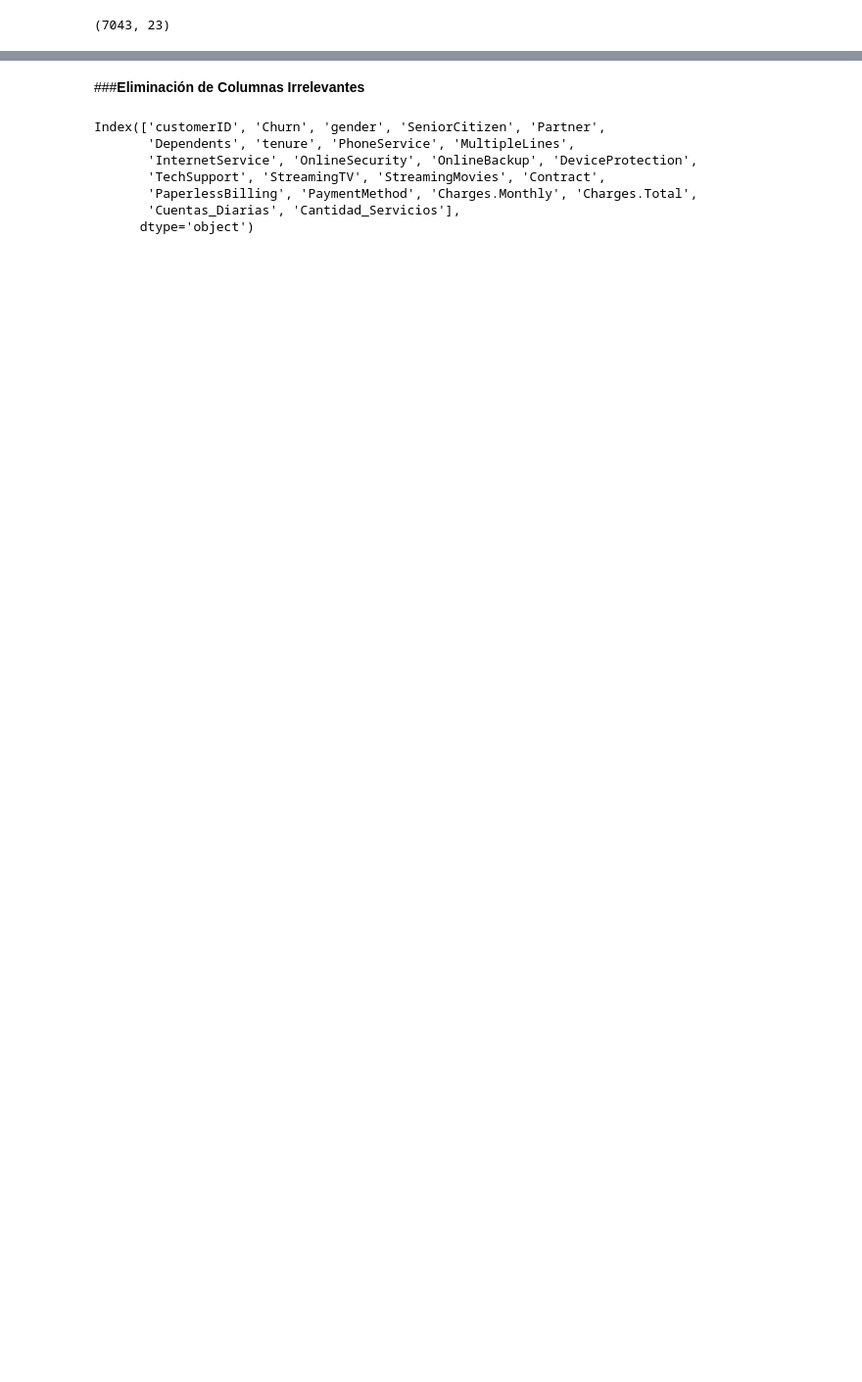
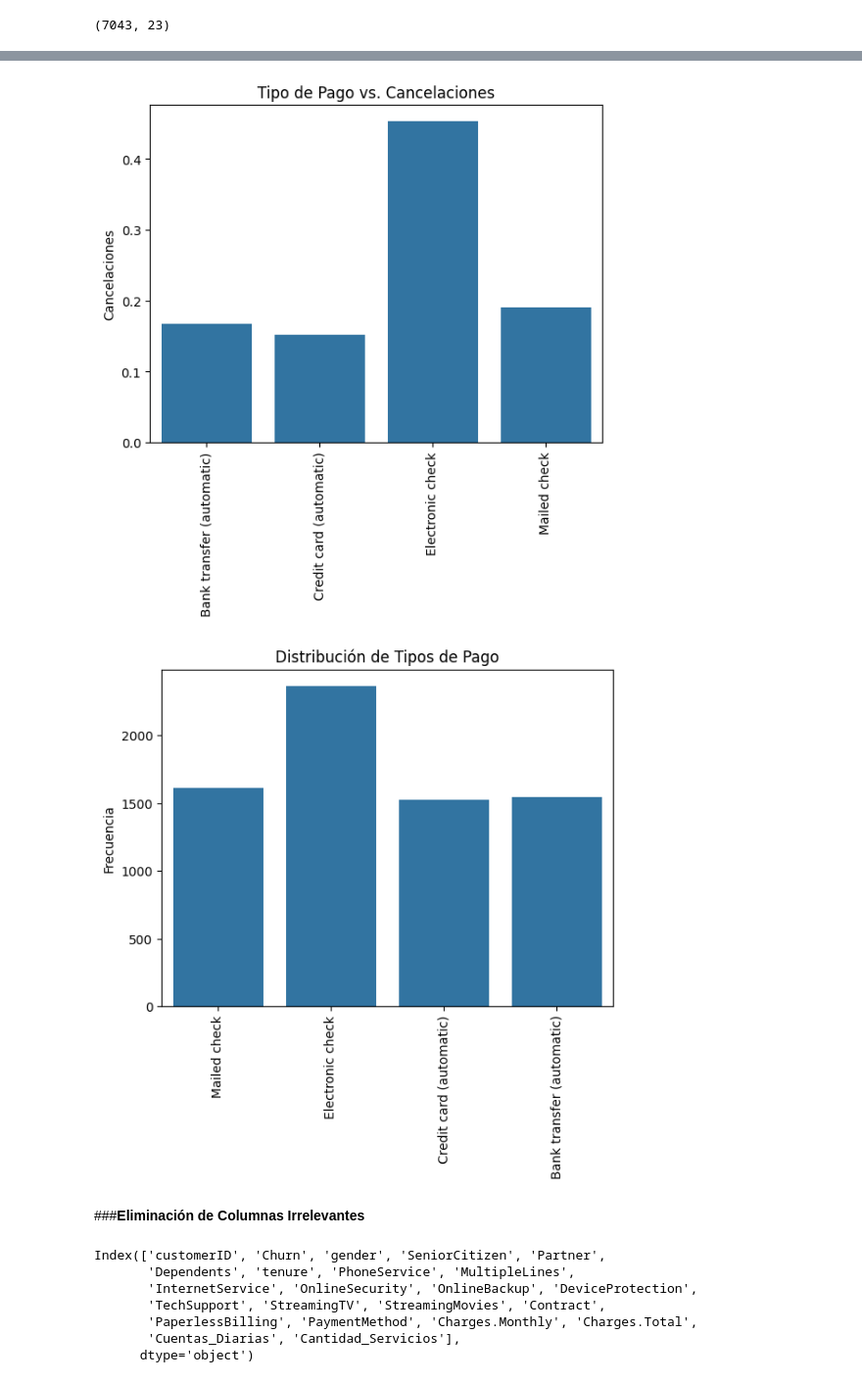
Before and after one commit to Yaaxek/TelecomX-Parte2-Churn, a Jupyter notebook: TelecomX_Parte2_Churn.ipynb, the cells around one changed output, grey strips where cells are left out. Shown at 98% size. Saved outputs shown, nothing was run; the diff lists cells and outputs as text; code cells hidden in the pictures; blank space fills up the shorter version.

```diff
--- a/TelecomX_Parte2_Churn.ipynb
+++ b/TelecomX_Parte2_Churn.ipynb
@@ -45,3 +97,23 @@ datos.shape
+# %%
+import seaborn as sns
+import matplotlib.pyplot as plt
+avg_contract=datos.groupby('PaymentMethod')['Churn'].mean().reset_index()
+sns.barplot(x='PaymentMethod',y='Churn',data=avg_contract)
+plt.title('Tipo de Pago vs. Cancelaciones')
+plt.xlabel('')
+plt.ylabel('Cancelaciones')
+plt.xticks(rotation=90)
+plt.show()
+
+sns.countplot(data=datos, x='PaymentMethod')
+plt.title('Distribución de Tipos de Pago')
+plt.xlabel('')
+plt.ylabel('Frecuencia')
+plt.xticks(rotation=90)
+plt.show()
+# %% [output]
+[figure, added]
+[figure, added]
 # %% [markdown]
 ###**Eliminación de Columnas Irrelevantes**
 # %%
```
Also changed, not shown: parts of 74 cells of this notebook.
